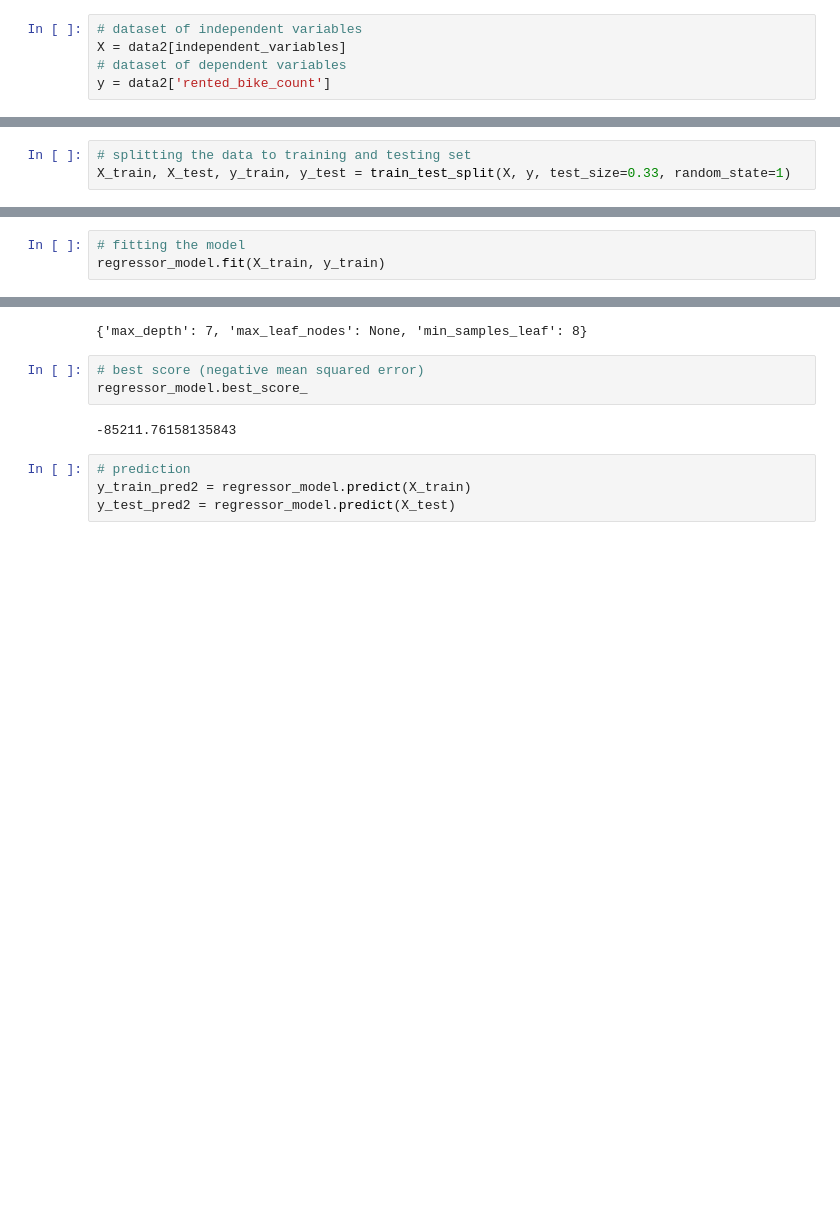
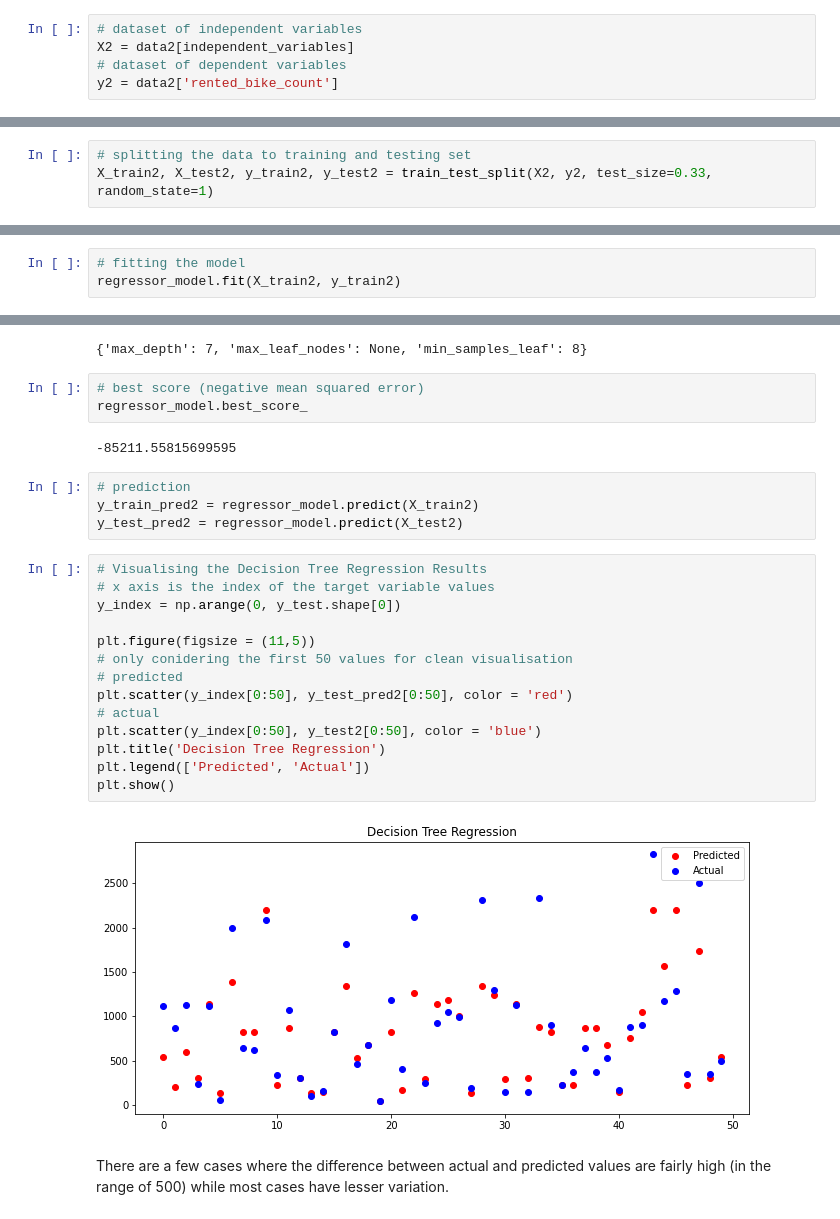
Before and after one commit to nihalhabeeb/rental_bike_demand_prediction, a Jupyter notebook: Seoul_Bike_Demand.ipynb, the cells around one changed output, grey strips where cells are left out. Saved outputs shown, nothing was run; the diff lists cells and outputs as text; blank space fills up the shorter version.

Commit message:
decision tree visualisation

```diff
--- a/Seoul_Bike_Demand.ipynb
+++ b/Seoul_Bike_Demand.ipynb
@@ -468,7 +470,7 @@ from sklearn.model_selection import GridSearchCV
 independent_variables = ['hour','temperature','humidity','wind_speed','visibility','dew_point_temp','solar_radiation','rainfall','snowfall','season','holiday','month']
 # %%
 # dataset of independent variables
-X = data2[independent_variables]
+X2 = data2[independent_variables]
 # dataset of dependent variables
-y = data2['rented_bike_count']
+y2 = data2['rented_bike_count']
 # %%
@@ -479,5 +481,5 @@ print(y.shape)
 (8465,)
 # %%
 # splitting the data to training and testing set
-X_train, X_test, y_train, y_test = train_test_split(X, y, test_size=0.33, random_state=1)
+X_train2, X_test2, y_train2, y_test2 = train_test_split(X2, y2, test_size=0.33, random_state=1)
 # %%
@@ -502,7 +503,7 @@ grid_parameters = {"max_depth": [3, 5, 7], "max_leaf_nodes": [None, 50, 60, 70,
 regressor_model = GridSearchCV(decision_tree_reg, param_grid = grid_parameters, scoring = 'neg_mean_squared_error', cv = 5)
 # %%
 # fitting the model
-regressor_model.fit(X_train, y_train)
+regressor_model.fit(X_train2, y_train2)
 # %% [output]
 GridSearchCV(cv=5, estimator=DecisionTreeRegressor(),
              param_grid={'max_depth': [3, 5, 7],
@@ -518,11 +519,29 @@ regressor_model.best_params_
 # best score (negative mean squared error)
 regressor_model.best_score_
 # %% [output]
--85211.76158135843
+-85211.55815699595
 # %%
 # prediction
-y_train_pred2 = regressor_model.predict(X_train)
-y_test_pred2 = regressor_model.predict(X_test)
+y_train_pred2 = regressor_model.predict(X_train2)
+y_test_pred2 = regressor_model.predict(X_test2)
+# %%
+# Visualising the Decision Tree Regression Results
+# x axis is the index of the target variable values
+y_index = np.arange(0, y_test.shape[0])
+
+plt.figure(figsize = (11,5))
+# only conidering the first 50 values for clean visualisation
+# predicted
+plt.scatter(y_index[0:50], y_test_pred2[0:50], color = 'red')
+# actual
+plt.scatter(y_index[0:50], y_test2[0:50], color = 'blue')
+plt.title('Decision Tree Regression')
+plt.legend(['Predicted', 'Actual'])
+plt.show()
+# %% [output]
+[figure, added]
+# %% [markdown]
+There are a few cases where the difference between actual and predicted values are fairly high (in the range of 500) while most cases have lesser variation.
 # %%
 # performance metrics for testing set
 # r2_score
```
Also changed, not shown: parts of 25 cells of this notebook.
